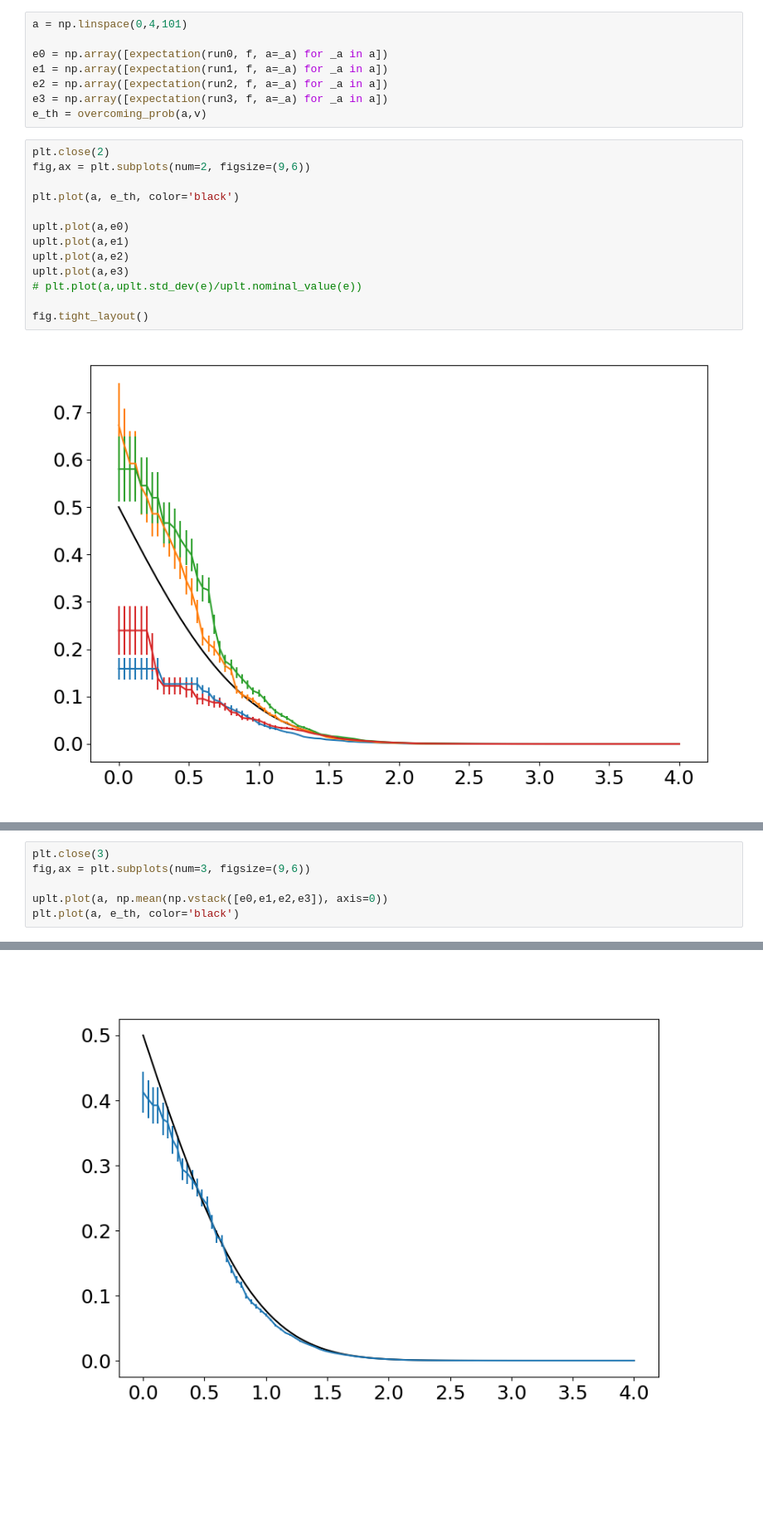
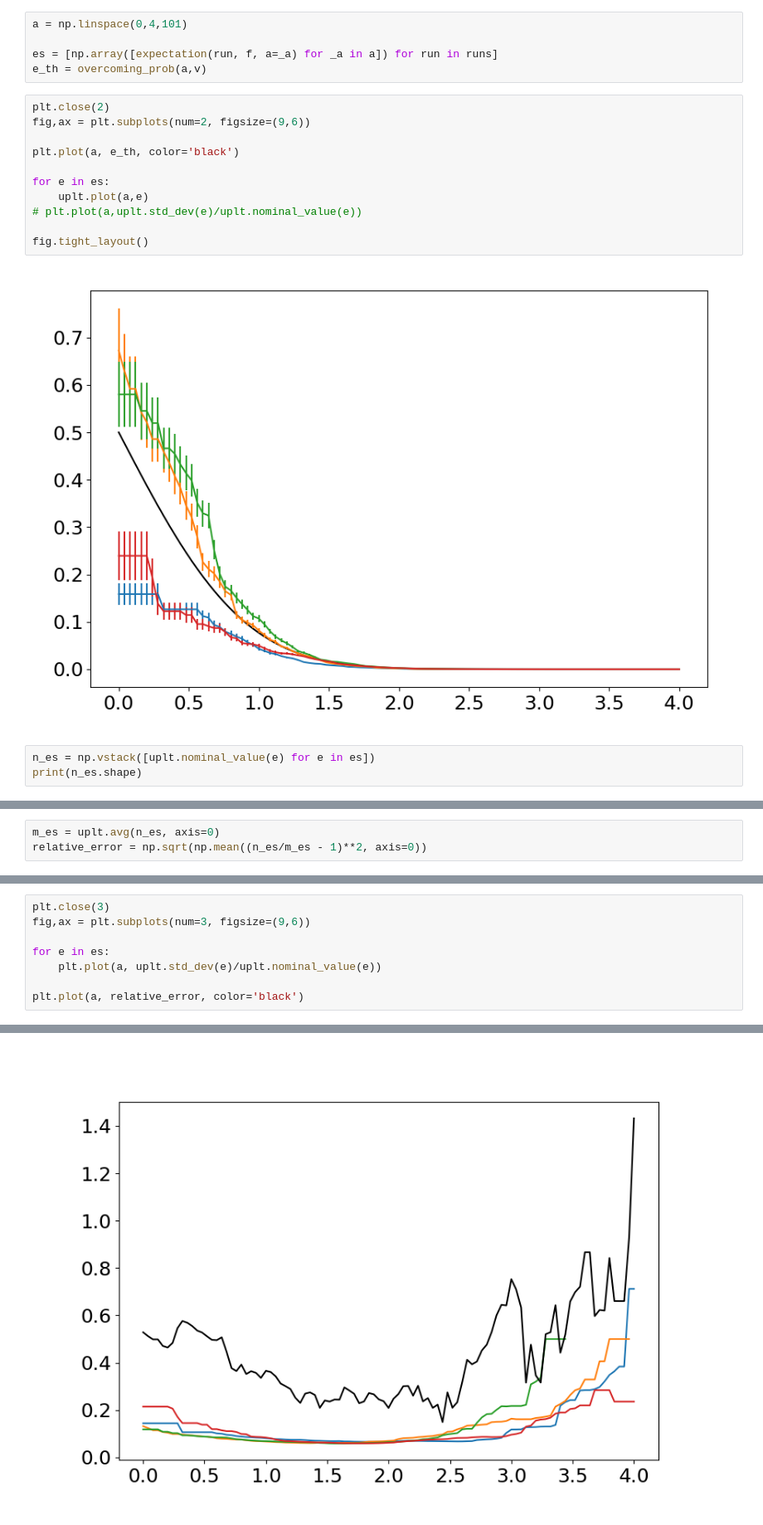
Before and after one commit to AlessandroLovo/REA-Veros, a Jupyter notebook: demo/benchmark.ipynb, the cells around one changed output, grey strips where cells are left out. Shown: that part at 83% size. Drawn from its saved outputs; the diff is of its cells as text; blank space fills up the shorter version.

```diff
--- a/demo/benchmark.ipynb
+++ b/demo/benchmark.ipynb
@@ -60,10 +57,7 @@ run3 = get_run('./__test__/f3--k__4--nens__999--T__10')
 # %%
 a = np.linspace(0,4,101)
 
-e0 = np.array([expectation(run0, f, a=_a) for _a in a])
-e1 = np.array([expectation(run1, f, a=_a) for _a in a])
-e2 = np.array([expectation(run2, f, a=_a) for _a in a])
-e3 = np.array([expectation(run3, f, a=_a) for _a in a])
+es = [np.array([expectation(run, f, a=_a) for _a in a]) for run in runs]
 e_th = overcoming_prob(a,v)
 # %%
 plt.close(2)
@@ -71,12 +65,13 @@ fig,ax = plt.subplots(num=2, figsize=(9,6))
 
 plt.plot(a, e_th, color='black')
 
-uplt.plot(a,e0)
-uplt.plot(a,e1)
-uplt.plot(a,e2)
-uplt.plot(a,e3)
+for e in es:
+    uplt.plot(a,e)
 # plt.plot(a,uplt.std_dev(e)/uplt.nominal_value(e))
 
 fig.tight_layout()
 # %% [output]
 [figure]
+# %%
+n_es = np.vstack([uplt.nominal_value(e) for e in es])
+print(n_es.shape)
@@ -82,0 +80,3 @@ fig.tight_layout()
+# %%
+m_es = uplt.avg(n_es, axis=0)
+relative_error = np.sqrt(np.mean((n_es/m_es - 1)**2, axis=0))
@@ -83,10 +85,12 @@ fig.tight_layout()
 # %%
 plt.close(3)
 fig,ax = plt.subplots(num=3, figsize=(9,6))
 
-uplt.plot(a, np.mean(np.vstack([e0,e1,e2,e3]), axis=0))
-plt.plot(a, e_th, color='black')
+for e in es:
+    plt.plot(a, uplt.std_dev(e)/uplt.nominal_value(e))
+
+plt.plot(a, relative_error, color='black')
 # %% [output]
 [<matplotlib.lines.Line2D at 0x...>]
-[figure, old version]
+[figure, new version]
 # %%
```
Also changed, not shown: parts of 4 cells of this notebook.
